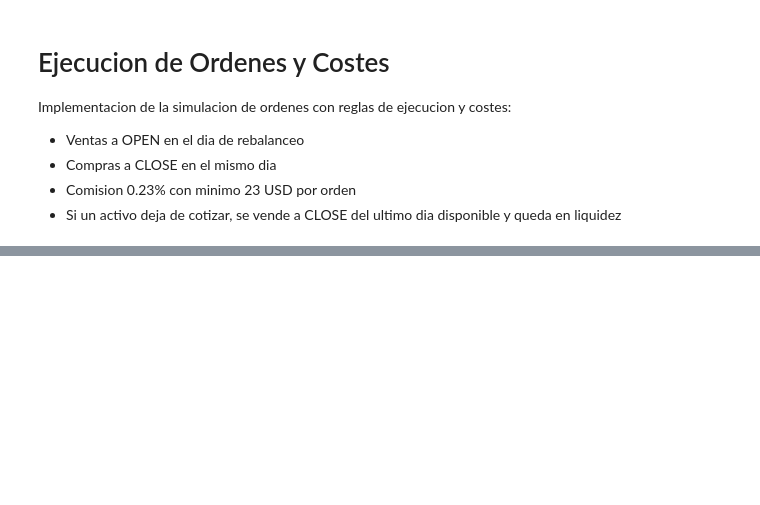
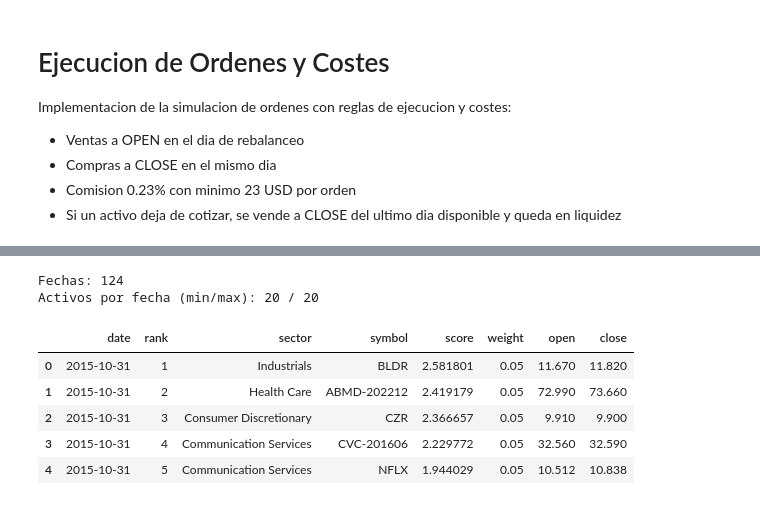
Before and after one commit to NataliaSJO/Practica-Miax-Backtesting, a Jupyter notebook: ejecucionCostes.ipynb, the cells around one changed output, grey strips where cells are left out. Drawn from its saved outputs; the diff is of its cells as text; code cells hidden in the pictures; blank space fills up the shorter version.

```diff
--- a/ejecucionCostes.ipynb
+++ b/ejecucionCostes.ipynb
@@ -186,0 +16,32 @@ history_df.head()
+# %%
+# Cargar seleccion de activos (20 symbols por fecha)
+selection = pd.read_csv('seleccion_momentum.csv')
+selection['date'] = pd.to_datetime(selection['date'])
+
+required_cols = {'date', 'symbol', 'sector', 'weight', 'open', 'close'}
+missing_cols = required_cols - set(selection.columns)
+if missing_cols:
+    raise ValueError(f'Faltan columnas en seleccion_momentum.csv: {sorted(missing_cols)}')
+
+selection = selection.dropna(subset=['date', 'symbol', 'open', 'close', 'weight']).copy()
+selection['open'] = pd.to_numeric(selection['open'], errors='coerce')
+selection['close'] = pd.to_numeric(selection['close'], errors='coerce')
+selection['weight'] = pd.to_numeric(selection['weight'], errors='coerce')
+selection = selection.dropna(subset=['open', 'close', 'weight'])
+
+# Garantizar un registro por fecha y symbol
+selection = selection.sort_values(['date', 'score'], ascending=[True, False]).drop_duplicates(['date', 'symbol'])
+
+counts = selection.groupby('date')['symbol'].size()
+print('Fechas:', selection['date'].nunique())
+print('Activos por fecha (min/max):', counts.min(), '/', counts.max())
+selection.head()
+# %% [output]
+Fechas: 124
+Activos por fecha (min/max): 20 / 20
+|  | date | rank | sector | symbol | score | weight | open | close |
+| 0 | 2015-10-31 | 1 | Industrials | BLDR | 2.581801 | 0.05 | 11.670 | 11.820 |
+| 1 | 2015-10-31 | 2 | Health Care | ABMD-202212 | 2.419179 | 0.05 | 72.990 | 73.660 |
+| 2 | 2015-10-31 | 3 | Consumer Discretionary | CZR | 2.366657 | 0.05 | 9.910 | 9.900 |
+| 3 | 2015-10-31 | 4 | Communication Services | CVC-201606 | 2.229772 | 0.05 | 32.560 | 32.590 |
+| 4 | 2015-10-31 | 5 | Communication Services | NFLX | 1.944029 | 0.05 | 10.512 | 10.838 |
```
Also changed, not shown: parts of 10 cells of this notebook.
